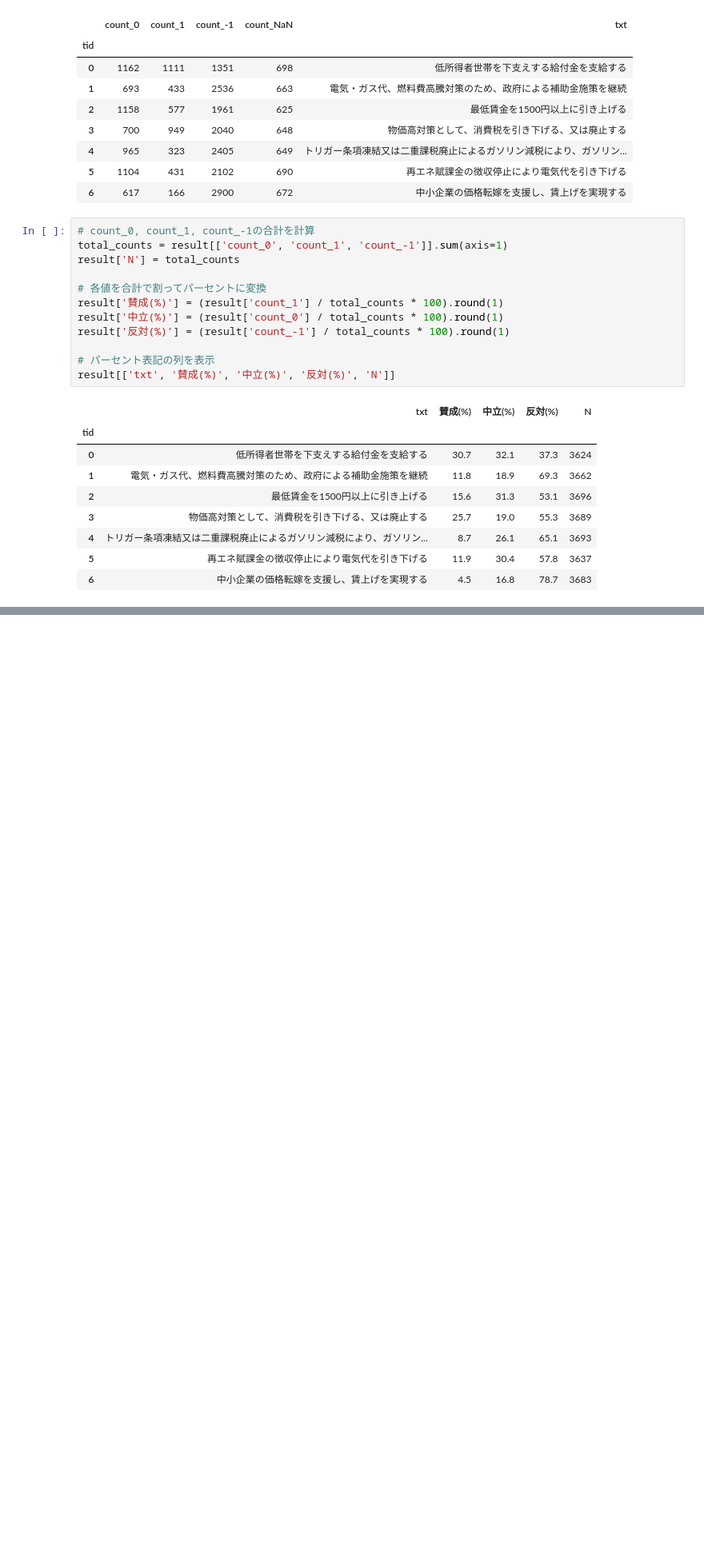
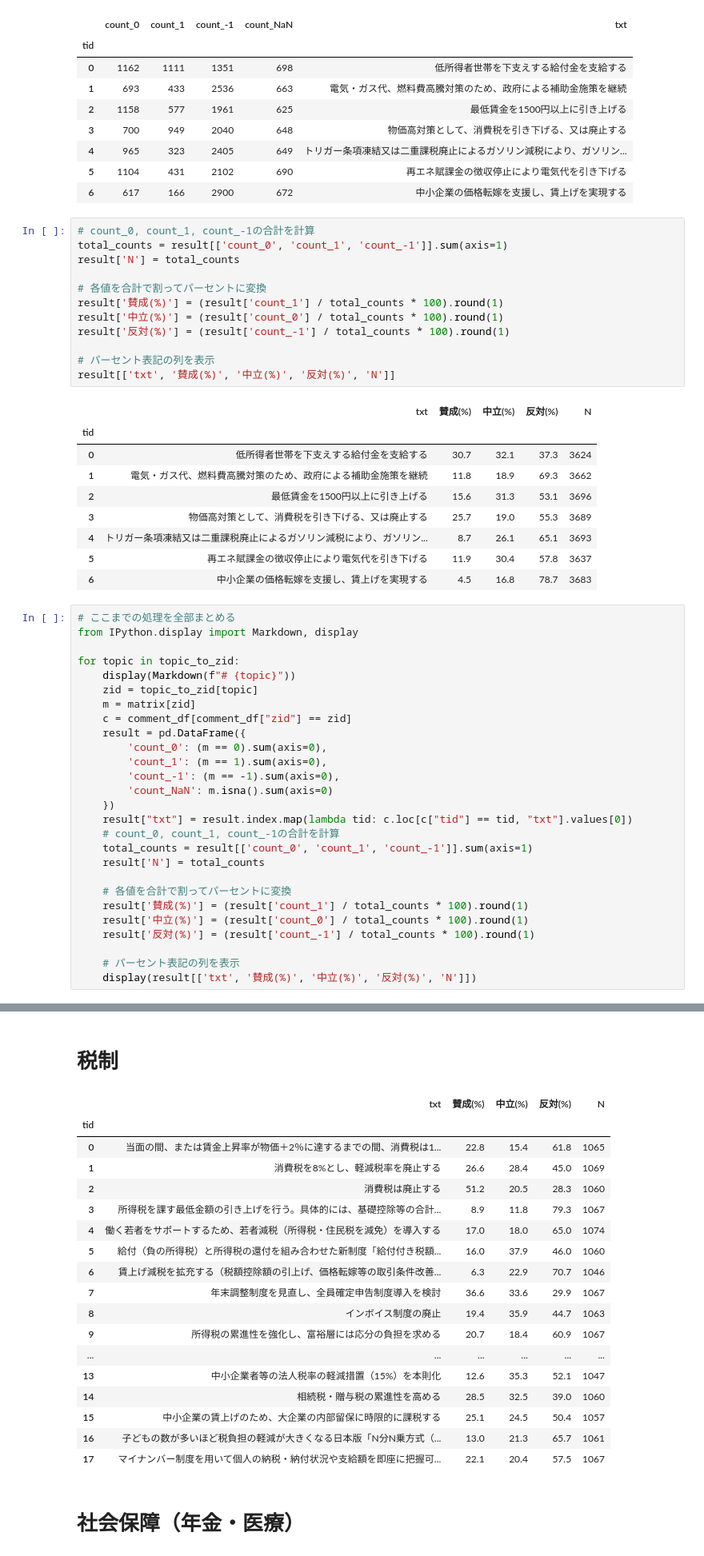
Before and after one commit to nishio/yoronchizu2024-data, a Jupyter notebook: README.ipynb, the cells around one changed output, grey strips where cells are left out. Shown at 80% size. Cells and saved outputs as stored; diff of their text form; blank space fills up the shorter version.

Commit message:
show all data

```diff
--- a/README.ipynb
+++ b/README.ipynb
@@ -150,3 +150,31 @@ result[['txt', '賛成(%)', '中立(%)', '反対(%)', 'N']]
 | 4 | トリガー条項凍結又は二重課税廃止によるガソリン減税により、ガソリン... | 8.7 | 26.1 | 65.1 | 3693 |
 | 5 | 再エネ賦課金の徴収停止により電気代を引き下げる | 11.9 | 30.4 | 57.8 | 3637 |
 | 6 | 中小企業の価格転嫁を支援し、賃上げを実現する | 4.5 | 16.8 | 78.7 | 3683 |
+# %%
+# ここまでの処理を全部まとめる
+from IPython.display import Markdown, display
+
+for topic in topic_to_zid:
+    display(Markdown(f"# {topic}"))
+    zid = topic_to_zid[topic]
+    m = matrix[zid]
+    c = comment_df[comment_df["zid"] == zid]
+    result = pd.DataFrame({
+        'count_0': (m == 0).sum(axis=0),
+        'count_1': (m == 1).sum(axis=0),
+        'count_-1': (m == -1).sum(axis=0),
+        'count_NaN': m.isna().sum(axis=0)
+    })
+    result["txt"] = result.index.map(lambda tid: c.loc[c["tid"] == tid, "txt"].values[0])
+    # count_0, count_1, count_-1の合計を計算
+    total_counts = result[['count_0', 'count_1', 'count_-1']].sum(axis=1)
+    result['N'] = total_counts
+
+    # 各値を合計で割ってパーセントに変換
+    result['賛成(%)'] = (result['count_1'] / total_counts * 100).round(1)
+    result['中立(%)'] = (result['count_0'] / total_counts * 100).round(1)
+    result['反対(%)'] = (result['count_-1'] / total_counts * 100).round(1)
+
+    # パーセント表記の列を表示
+    display(result[['txt', '賛成(%)', '中立(%)', '反対(%)', 'N']])
+# %% [output]
@@ -152,0 +192,20 @@ result[['txt', '賛成(%)', '中立(%)', '反対(%)', 'N']]
+# 税制
+|  | txt | 賛成(%) | 中立(%) | 反対(%) | N |
+| tid |  |  |  |  |  |
+| 0 | 当面の間、または賃金上昇率が物価＋2％に達するまでの間、消費税は1... | 22.8 | 15.4 | 61.8 | 1065 |
+| 1 | 消費税を8%とし、軽減税率を廃止する | 26.6 | 28.4 | 45.0 | 1069 |
+| 2 | 消費税は廃止する | 51.2 | 20.5 | 28.3 | 1060 |
+| 3 | 所得税を課す最低金額の引き上げを行う。具体的には、基礎控除等の合計... | 8.9 | 11.8 | 79.3 | 1067 |
+| 4 | 働く若者をサポートするため、若者減税（所得税・住民税を減免）を導入する | 17.0 | 18.0 | 65.0 | 1074 |
+| 5 | 給付（負の所得税）と所得税の還付を組み合わせた新制度「給付付き税額... | 16.0 | 37.9 | 46.0 | 1060 |
+| 6 | 賃上げ減税を拡充する（税額控除額の引上げ、価格転嫁等の取引条件改善... | 6.3 | 22.9 | 70.7 | 1046 |
+| 7 | 年末調整制度を見直し、全員確定申告制度導入を検討 | 36.6 | 33.6 | 29.9 | 1067 |
+| 8 | インボイス制度の廃止 | 19.4 | 35.9 | 44.7 | 1063 |
+| 9 | 所得税の累進性を強化し、富裕層には応分の負担を求める | 20.7 | 18.4 | 60.9 | 1067 |
+| ... | ... | ... | ... | ... | ... |
+| 13 | 中小企業者等の法人税率の軽減措置（15%）を本則化 | 12.6 | 35.3 | 52.1 | 1047 |
+| 14 | 相続税・贈与税の累進性を高める | 28.5 | 32.5 | 39.0 | 1060 |
+| 15 | 中小企業の賃上げのため、大企業の内部留保に時限的に課税する | 25.1 | 24.5 | 50.4 | 1057 |
+| 16 | 子どもの数が多いほど税負担の軽減が大きくなる日本版「N分N乗方式（... | 13.0 | 21.3 | 65.7 | 1061 |
+| 17 | マイナンバー制度を用いて個人の納税・納付状況や支給額を即座に把握可... | 22.1 | 20.4 | 57.5 | 1067 |
+# 社会保障（年金・医療）
```
Also changed, not shown: parts of 1 cell of this notebook.
